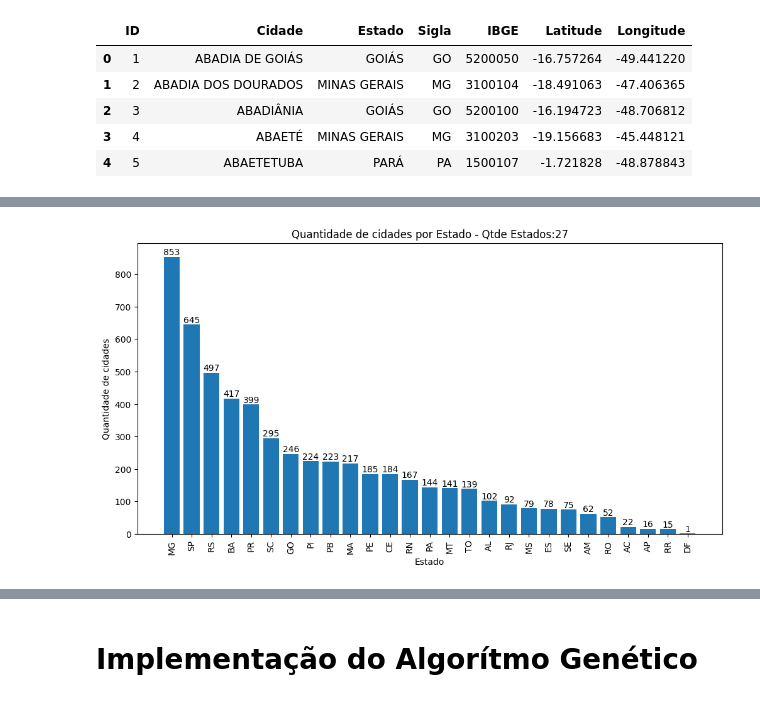
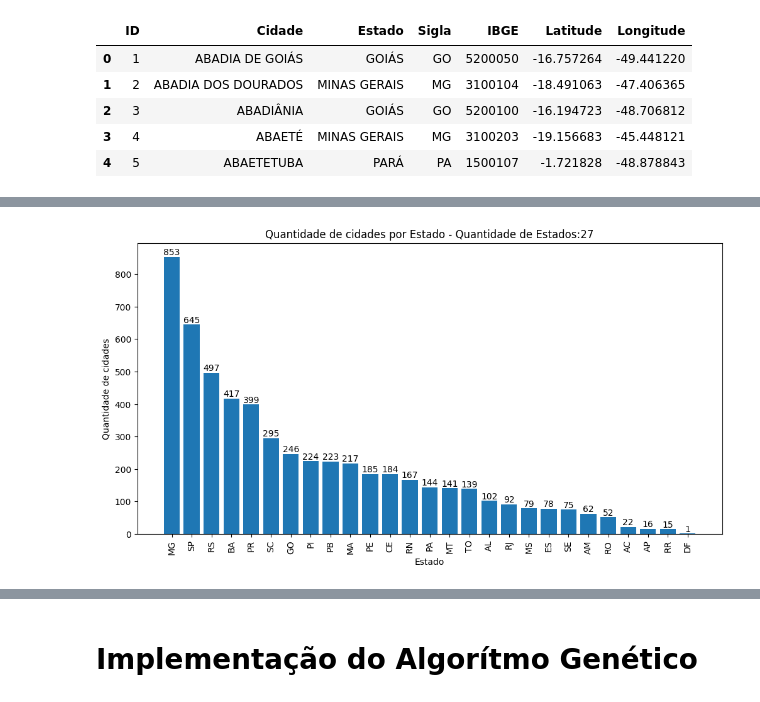
Before and after one commit to betinti/AlgoritmoGenetico-OtimizacaoDeRotas, a Jupyter notebook: Grupo51_TechChallenge_fase2.ipynb, the cells around one changed output, grey strips where cells are left out. Drawn from its saved outputs; the diff is of its cells as text; code cells hidden in the pictures.

```diff
--- a/Grupo51_TechChallenge_fase2.ipynb
+++ b/Grupo51_TechChallenge_fase2.ipynb
@@ -147,26 +154,26 @@ memory usage: 304.7+ KB
 # %%
 # Contagem de cidades por estado
 cidades_por_estado = df.groupby('Sigla')['Cidade'].count().sort_values(ascending=False)
 
 # Plotar gráfico de barras
 plt.figure(figsize=(12, 6))
 plt.bar(cidades_por_estado.index, cidades_por_estado.values)
 
 # Adicionar rótulos
 plt.xlabel('Estado')
 plt.ylabel('Quantidade de cidades')
-plt.title('Quantidade de cidades por Estado - Qtde Estados:'+ str(len(cidades_por_estado)))
+plt.title('Quantidade de cidades por Estado - Quantidade de Estados:'+ str(len(cidades_por_estado)))
 
 # Adicionar quantidade de cidades em cada barra
 for i, valor in enumerate(cidades_por_estado.values):
     plt.text(i, valor, str(valor), ha='center', va='bottom')
 
 # Aumentar dimensão do eixo x
 plt.xticks(rotation=90)
 
 # Exibir gráfico
 plt.show()
 # %% [output]
-[figure, old version]
+[figure, new version]
 # %% [markdown]
 # Funções diversas
```
Also changed, not shown: parts of 39 cells of this notebook.
